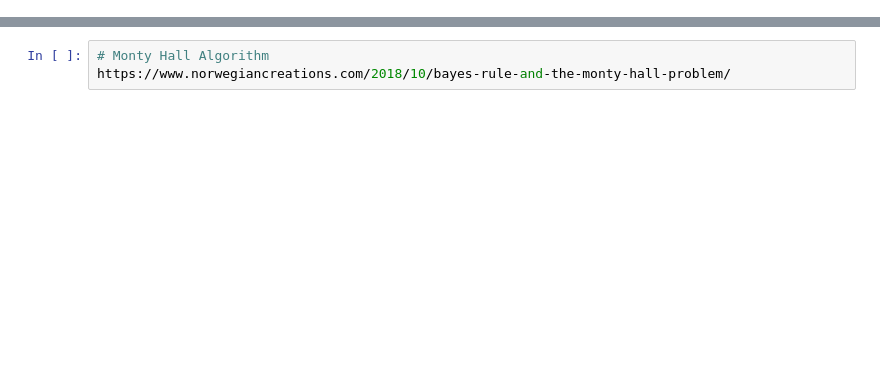
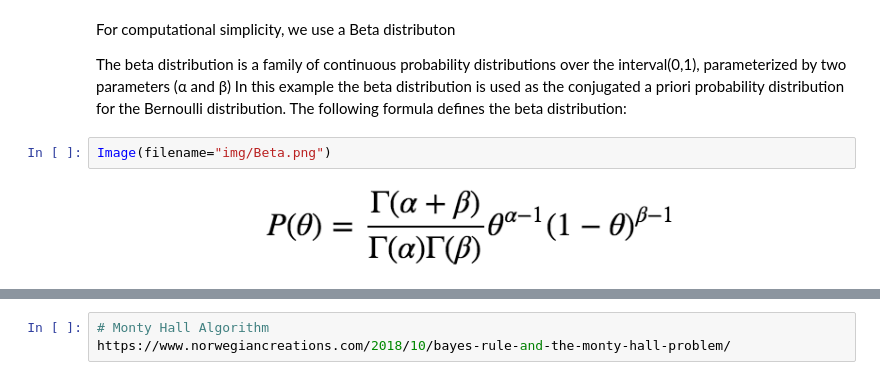
Before and after one commit to RageJohnny/algo_seminararbeit, a Jupyter notebook: Bayes-Universe.ipynb, the cells around one changed output, grey strips where cells are left out. Cells and saved outputs as stored; diff of their text form; blank space fills up the shorter version.

Commit message:
Theory + simple example done

```diff
--- a/Bayes-Universe.ipynb
+++ b/Bayes-Universe.ipynb
@@ -119,0 +154,10 @@ http://jakevdp.github.io/blog/2014/03/11/frequentism-and-bayesianism-a-practical
+# %% [markdown]
+For computational simplicity, we use a Beta distributon
+
+The beta distribution is a family of continuous probability distributions over the interval(0,1),
+parameterized by two parameters (α and β) In this example the beta distribution is used as the conjugated a priori probability distribution for the Bernoulli distribution.
+The following formula defines the beta distribution:
+# %%
+Image(filename="img/Beta.png")
+# %% [output]
+[figure, added]
```
Also changed, not shown: parts of 55 cells of this notebook, 28 other files.
